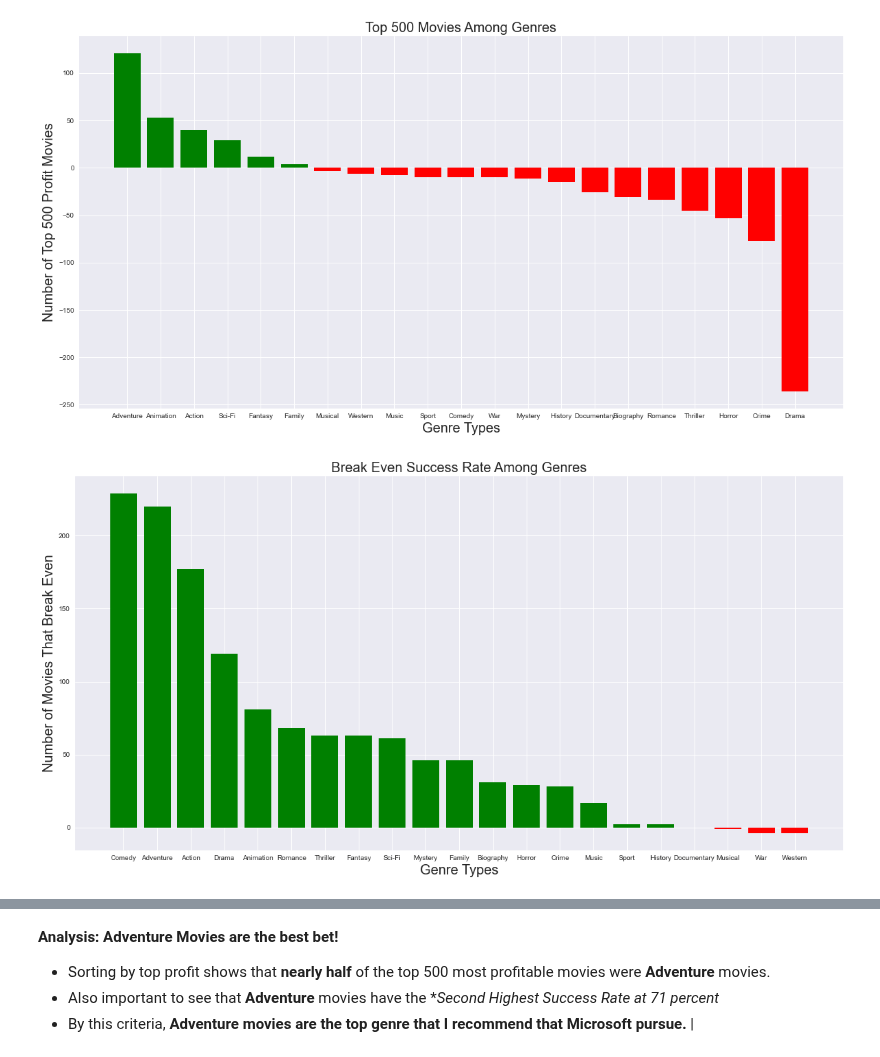
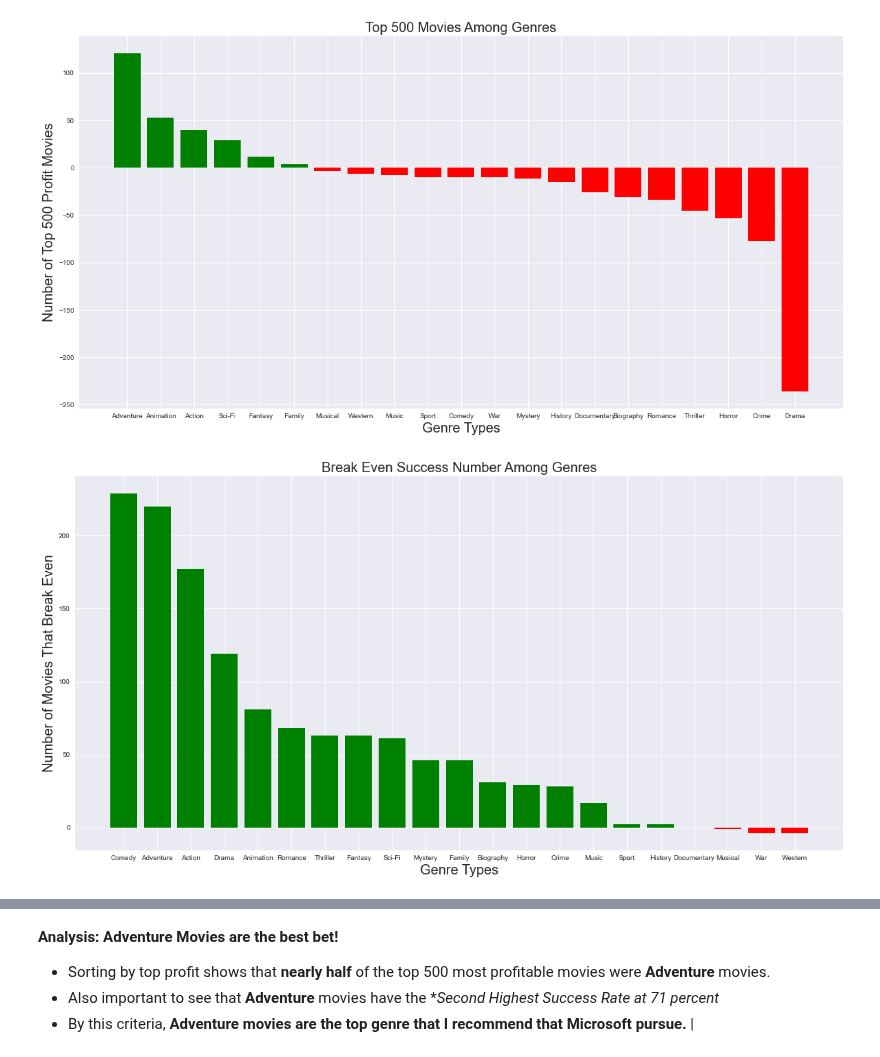
Before and after one commit to jxn628/dsc-phase-1-project, a Jupyter notebook: student.ipynb, the cells around one changed output, grey strips where cells are left out. Saved outputs shown, nothing was run; the diff lists cells and outputs as text; code cells hidden in the pictures.

Commit message:
added visualizations

```diff
--- a/student.ipynb
+++ b/student.ipynb
@@ -560,5 +560,5 @@ project_analysis_df.describe()
 # %%
 #creating recent_movies which contains all movies since 2000.
 recent_movies = project_analysis_df
-recent_movies = recent_movies[recent_movies['release_year'] >= 2000]
-recent_movies = recent_movies[recent_movies['release_year'] < 2020]
+recent_movies = recent_movies[recent_movies['release_year'] >= 1970]
+recent_movies = recent_movies[recent_movies['release_year'] < 2019]
@@ -941,14 +974,14 @@ ax.set_title('Top 500 Movies Among Genres', size=20);
 # %%
 df = genre_comparison_df_2_dif
 
 fig, ax = plt.subplots(figsize = (20,10))
 
 ax.bar(x=df['index'], height=df['Difference'],  color=(df['Difference'] >= .50).map({True: 'g',
                                                     False: 'r'}))
 
 
 ax.set_xlabel('Genre Types', size=20)
 ax.set_ylabel('Number of Movies That Break Even', size=20)
-ax.set_title('Break Even Success Rate Among Genres', size=20);
+ax.set_title('Break Even Success Number Among Genres', size=20);
 # %% [output]
-[figure, old version]
+[figure, new version]
```
Also changed, not shown: parts of 60 cells of this notebook.
